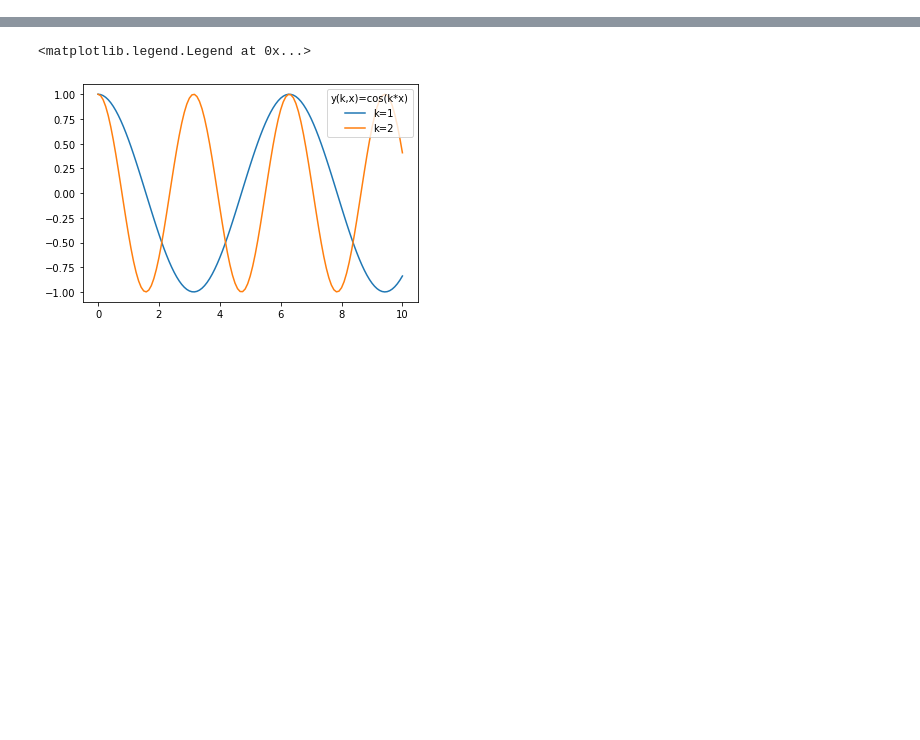
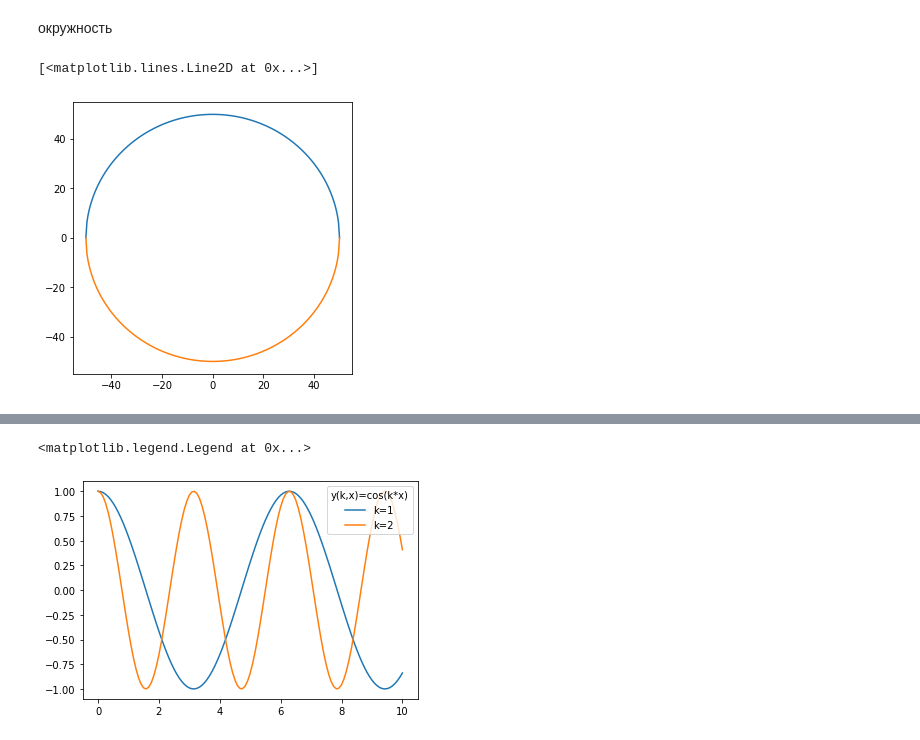
Before and after one commit to romankurnovskii/gb-jupyter, a Jupyter notebook: m01.ipynb, the cells around one changed output, grey strips where cells are left out. Cells and saved outputs as stored; diff of their text form; code cells hidden in the pictures; blank space fills up the shorter version.

```diff
--- a/m01.ipynb
+++ b/m01.ipynb
@@ -3,0 +45,16 @@ import matplotlib.pyplot as plt
+# %% [markdown]
+окружность
+# %%
+a = []
+b = []
+r = 50
+x = np.linspace(-r, r, 250)
+for i in x:
+    a.append(math.sqrt(r ** 2 - i ** 2))
+    b.append(-math.sqrt(r ** 2 - i ** 2))
+plt.figure(figsize=(5, 5))
+plt.plot(x,a)
+plt.plot(x,b)
+# %% [output]
+[<matplotlib.lines.Line2D at 0x...>]
+[figure, added]
```
Also changed, not shown: parts of 29 cells of this notebook.
